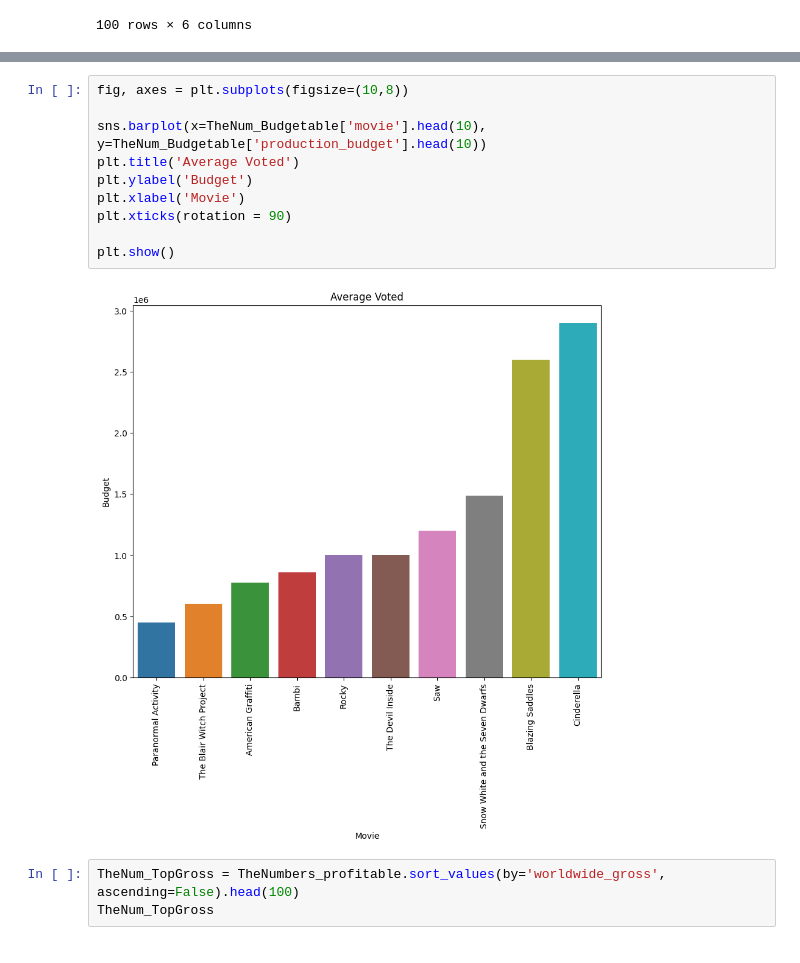
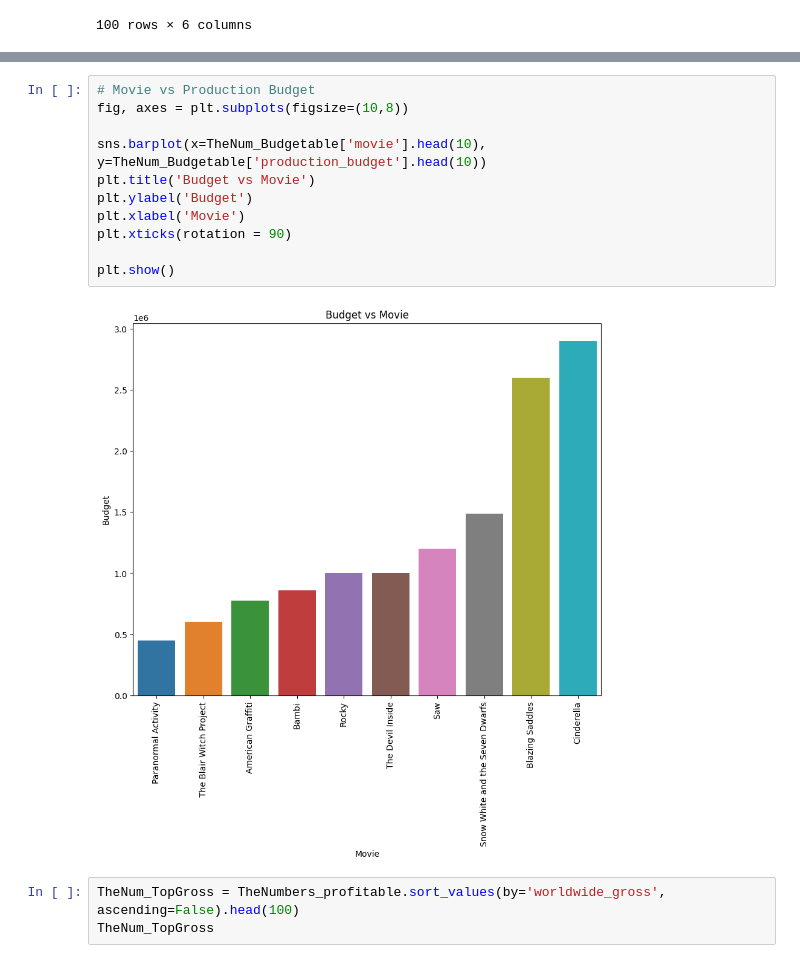
Before and after one commit to Ed-Odhiambo/dsc-phase-1-project-v2-4, a Jupyter notebook: working_project_edit.ipynb, the cells around one changed output, grey strips where cells are left out. Drawn from its saved outputs; the diff is of its cells as text.

```diff
--- a/working_project_edit.ipynb
+++ b/working_project_edit.ipynb
@@ -409,15 +436,16 @@ TheNum_Budgetable
 # %%
+# Movie vs Production Budget
 fig, axes = plt.subplots(figsize=(10,8))
 
 sns.barplot(x=TheNum_Budgetable['movie'].head(10), y=TheNum_Budgetable['production_budget'].head(10))
-plt.title('Average Voted')
+plt.title('Budget vs Movie')
 plt.ylabel('Budget')
 plt.xlabel('Movie')
 plt.xticks(rotation = 90)
 
 plt.show()
 # %% [output]
-[figure, old version]
+[figure, new version]
 # %%
 TheNum_TopGross = TheNumbers_profitable.sort_values(by='worldwide_gross', ascending=False).head(100)
 TheNum_TopGross
```
Also changed, not shown: parts of 37 cells of this notebook.
